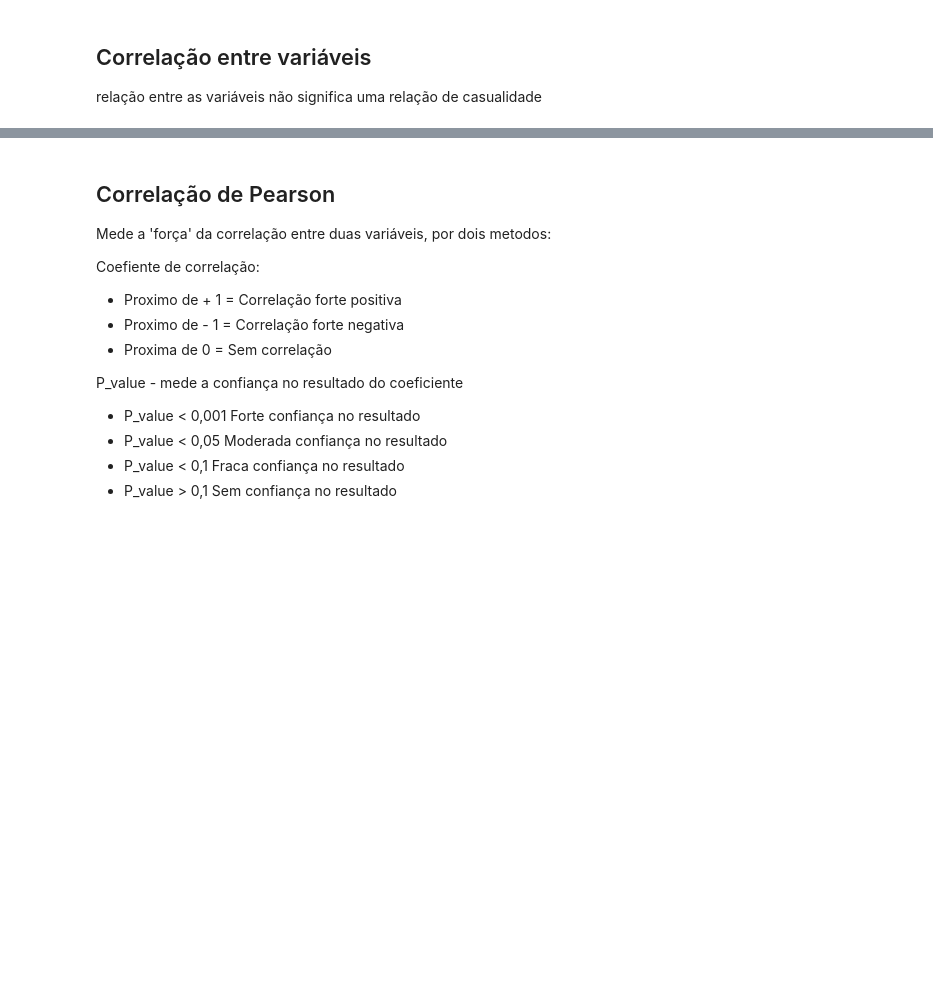
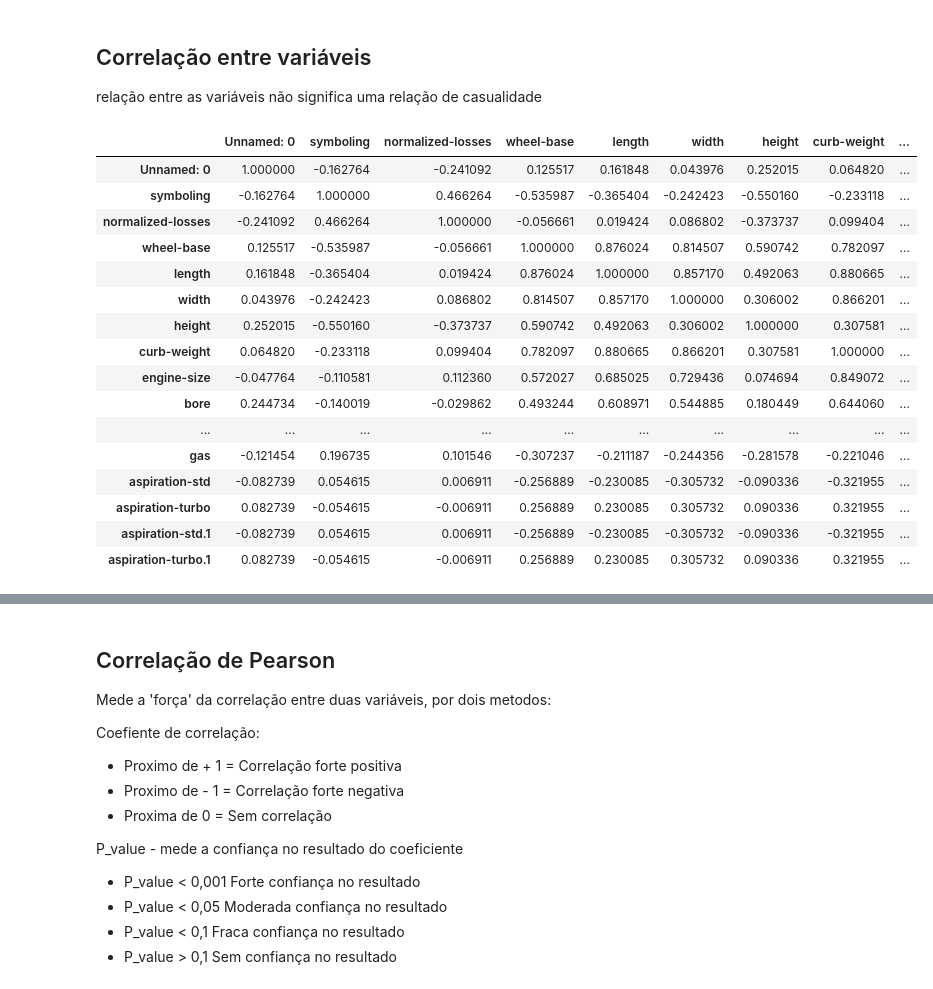
Before and after one commit to DavidMercadoFaustino/Analyzing-Data-with-Python---IBM-DA0101EN, a Jupyter notebook: Modulo_3_Exploratory_Data_Analysis.ipynb, the cells around one changed output, grey strips where cells are left out. Cells and saved outputs as stored; diff of their text form; code cells hidden in the pictures; blank space fills up the shorter version.

```diff
--- a/Modulo_3_Exploratory_Data_Analysis.ipynb
+++ b/Modulo_3_Exploratory_Data_Analysis.ipynb
@@ -119,6 +151,26 @@ plt.show
 # %% [markdown]
 ## Correlação entre variáveis
 relação entre as variáveis não significa uma relação de casualidade
+# %%
+df.corr()
+# %% [output]
+|  | Unnamed: 0 | symboling | normalized-losses | wheel-base | length | width | height | curb-weight | ... |
+| Unnamed: 0 | 1.000000 | -0.162764 | -0.241092 | 0.125517 | 0.161848 | 0.043976 | 0.252015 | 0.064820 | ... |
+| symboling | -0.162764 | 1.000000 | 0.466264 | -0.535987 | -0.365404 | -0.242423 | -0.550160 | -0.233118 | ... |
+| normalized-losses | -0.241092 | 0.466264 | 1.000000 | -0.056661 | 0.019424 | 0.086802 | -0.373737 | 0.099404 | ... |
+| wheel-base | 0.125517 | -0.535987 | -0.056661 | 1.000000 | 0.876024 | 0.814507 | 0.590742 | 0.782097 | ... |
+| length | 0.161848 | -0.365404 | 0.019424 | 0.876024 | 1.000000 | 0.857170 | 0.492063 | 0.880665 | ... |
+| width | 0.043976 | -0.242423 | 0.086802 | 0.814507 | 0.857170 | 1.000000 | 0.306002 | 0.866201 | ... |
+| height | 0.252015 | -0.550160 | -0.373737 | 0.590742 | 0.492063 | 0.306002 | 1.000000 | 0.307581 | ... |
+| curb-weight | 0.064820 | -0.233118 | 0.099404 | 0.782097 | 0.880665 | 0.866201 | 0.307581 | 1.000000 | ... |
+| engine-size | -0.047764 | -0.110581 | 0.112360 | 0.572027 | 0.685025 | 0.729436 | 0.074694 | 0.849072 | ... |
+| bore | 0.244734 | -0.140019 | -0.029862 | 0.493244 | 0.608971 | 0.544885 | 0.180449 | 0.644060 | ... |
+| ... | ... | ... | ... | ... | ... | ... | ... | ... | ... |
+| gas | -0.121454 | 0.196735 | 0.101546 | -0.307237 | -0.211187 | -0.244356 | -0.281578 | -0.221046 | ... |
+| aspiration-std | -0.082739 | 0.054615 | 0.006911 | -0.256889 | -0.230085 | -0.305732 | -0.090336 | -0.321955 | ... |
+| aspiration-turbo | 0.082739 | -0.054615 | -0.006911 | 0.256889 | 0.230085 | 0.305732 | 0.090336 | 0.321955 | ... |
+| aspiration-std.1 | -0.082739 | 0.054615 | 0.006911 | -0.256889 | -0.230085 | -0.305732 | -0.090336 | -0.321955 | ... |
+| aspiration-turbo.1 | 0.082739 | -0.054615 | -0.006911 | 0.256889 | 0.230085 | 0.305732 | 0.090336 | 0.321955 | ... |
 # %%
 # Correlação positiva
 sns.regplot(x='engine-size', y='price',data=df)
```
Also changed, not shown: parts of 20 cells of this notebook.
